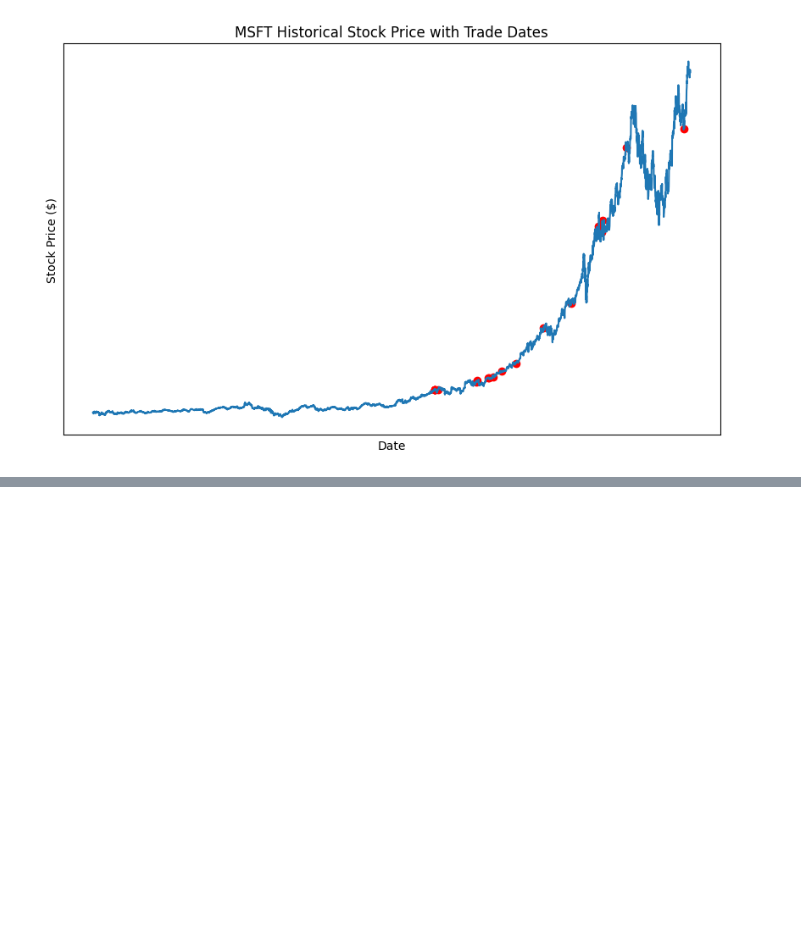
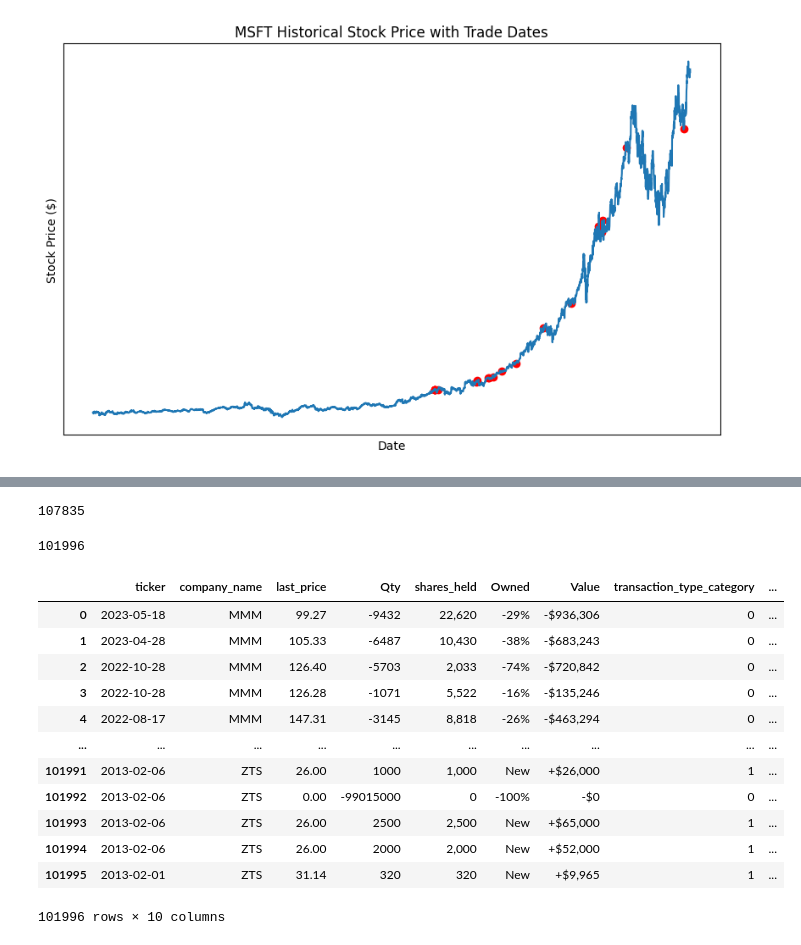
Before and after one commit to LukazMartin/stock-analysis, a Jupyter notebook: Visualize Open Insider.ipynb, the cells around one changed output, grey strips where cells are left out. Cells and saved outputs as stored; diff of their text form; code cells hidden in the pictures; blank space fills up the shorter version.

```diff
--- a/Visualize Open Insider.ipynb
+++ b/Visualize Open Insider.ipynb
@@ -259,0 +284,42 @@ plt.show()
+# %%
+# Update the values based on the transaction type
+df.loc[df['transaction_type_category'] == 1, 'percentage_of_market_cap'] = (
+    df['Qty'] * df['last_price'] / df['market_cap']
+)
+# %%
+df.loc[df['transaction_type_category'] == 0, 'percentage_of_market_cap'] = (
+    -df['Qty'] * df['last_price'] / df['market_cap']
+)
+# %%
+len(df)
+# %% [output]
+107835
+# %%
+# Drop rows where 'market_cap' is NaN
+df.dropna(subset=['market_cap'], inplace=True)
+
+# Reset the index if needed
+df.reset_index(drop=True, inplace=True)
+# %%
+len(df)
+# %% [output]
+101996
+# %%
+columns_to_drop = ['transaction_date', 'trade_date', 'owner_name', 'Title', 'transaction_type']
+df.drop(columns=columns_to_drop, inplace=True)
+# %%
+df
+# %% [output]
+|  | ticker | company_name | last_price | Qty | shares_held | Owned | Value | transaction_type_category | ... |
+| 0 | 2023-05-18 | MMM | 99.27 | -9432 | 22,620 | -29% | -$936,306 | 0 | ... |
+| 1 | 2023-04-28 | MMM | 105.33 | -6487 | 10,430 | -38% | -$683,243 | 0 | ... |
+| 2 | 2022-10-28 | MMM | 126.40 | -5703 | 2,033 | -74% | -$720,842 | 0 | ... |
+| 3 | 2022-10-28 | MMM | 126.28 | -1071 | 5,522 | -16% | -$135,246 | 0 | ... |
+| 4 | 2022-08-17 | MMM | 147.31 | -3145 | 8,818 | -26% | -$463,294 | 0 | ... |
+| ... | ... | ... | ... | ... | ... | ... | ... | ... | ... |
+| 101991 | 2013-02-06 | ZTS | 26.00 | 1000 | 1,000 | New | +$26,000 | 1 | ... |
+| 101992 | 2013-02-06 | ZTS | 0.00 | -99015000 | 0 | -100% | -$0 | 0 | ... |
+| 101993 | 2013-02-06 | ZTS | 26.00 | 2500 | 2,500 | New | +$65,000 | 1 | ... |
+| 101994 | 2013-02-06 | ZTS | 26.00 | 2000 | 2,000 | New | +$52,000 | 1 | ... |
+| 101995 | 2013-02-01 | ZTS | 31.14 | 320 | 320 | New | +$9,965 | 1 | ... |
+101996 rows × 10 columns
```
Also changed, not shown: parts of 18 cells of this notebook, 6 other files.
